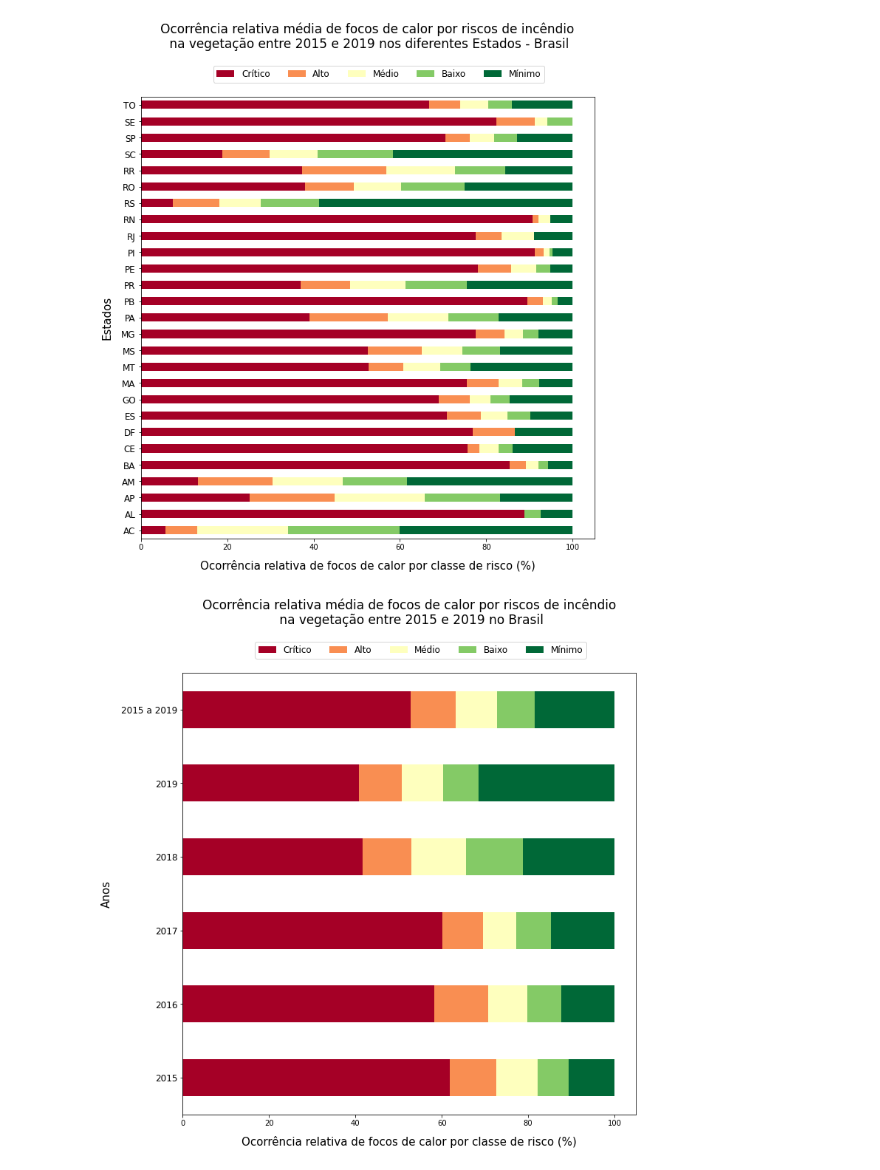
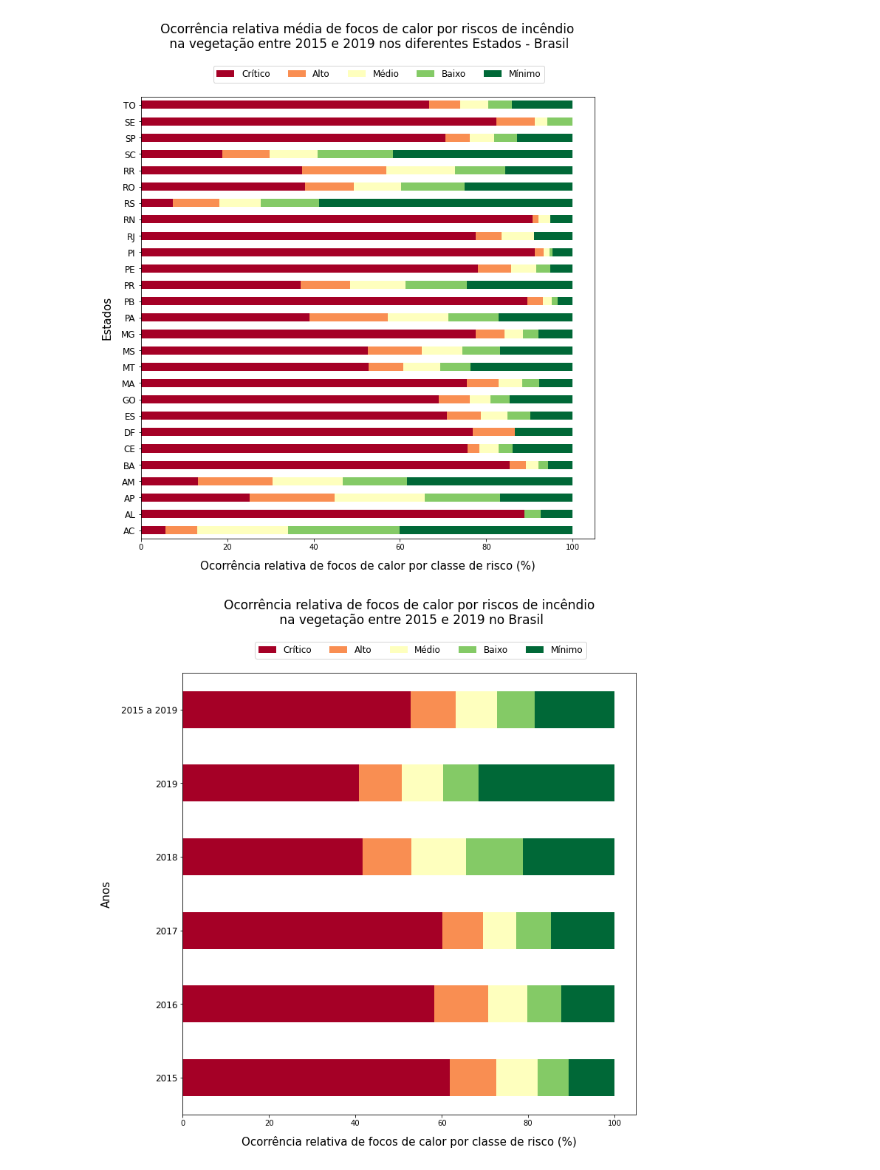
Before and after one commit to ser-347/risco-de-fogo, a Jupyter notebook: Projeto8_final.ipynb, the cells around one changed output. Drawn from its saved outputs; the diff is of its cells as text; code cells hidden in the pictures.

```diff
--- a/Projeto8_final.ipynb
+++ b/Projeto8_final.ipynb
@@ -472,14 +509,14 @@ pvt_brasil_2015_2019 = pvt_brasil_2015_2019[[
 # %%
 fig, ax = subplots()
 stack_Brasil = pvt_brasil_2015_2019.div(pvt_brasil_2015_2019.sum(1), axis=0)
 stack_Brasil.plot(kind='barh', stacked=True, colormap='RdYlGn', ax=ax,
            figsize=(11, 11));
 ax.legend(['Crítico','Alto','Médio','Baixo','Mínimo'],loc='best',
           bbox_to_anchor=(0.5, .58, 0.4, 0.5), ncol=5, fontsize=12);
 plt.yticks(np.arange(6),['2015', '2016', '2017', '2018','2019', '2015 a 2019'],fontsize=12)
 plt.xticks([ 0, 0.2, 0.4, 0.6, 0.8, 1],[ "0", "20", "40", "60", "80", "100" ] )
 ax.set_xlabel('Ocorrência relativa de focos de calor por classe de risco (%)',fontsize=15,labelpad=12)
 ax.set_ylabel("Anos",fontsize=15,labelpad=12)
-plt.title("Ocorrência relativa média de focos de calor por riscos de incêndio\n na vegetação entre 2015 e 2019 no Brasil", fontsize=17, y=1.1);
+plt.title("Ocorrência relativa de focos de calor por riscos de incêndio\n na vegetação entre 2015 e 2019 no Brasil", fontsize=17, y=1.1);
 # %% [output]
-[figure, old version]
+[figure, new version]
```
Also changed, not shown: parts of 9 cells of this notebook, 2 other files.
